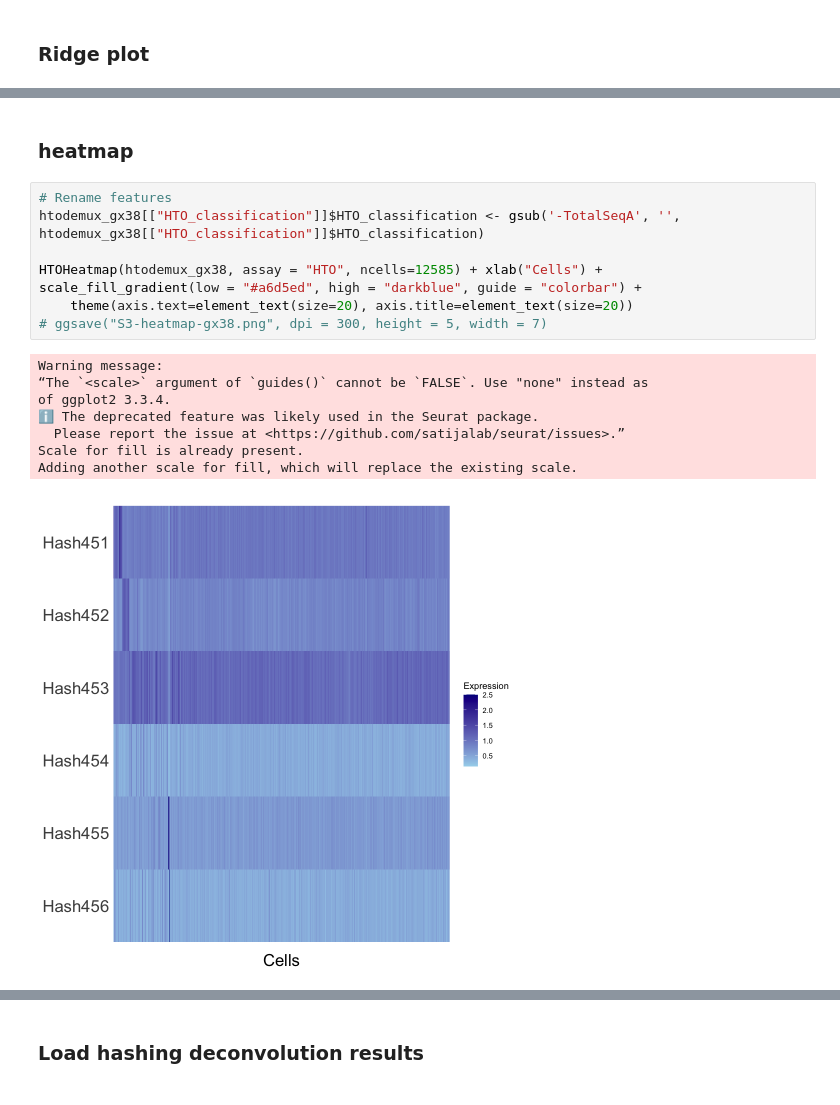
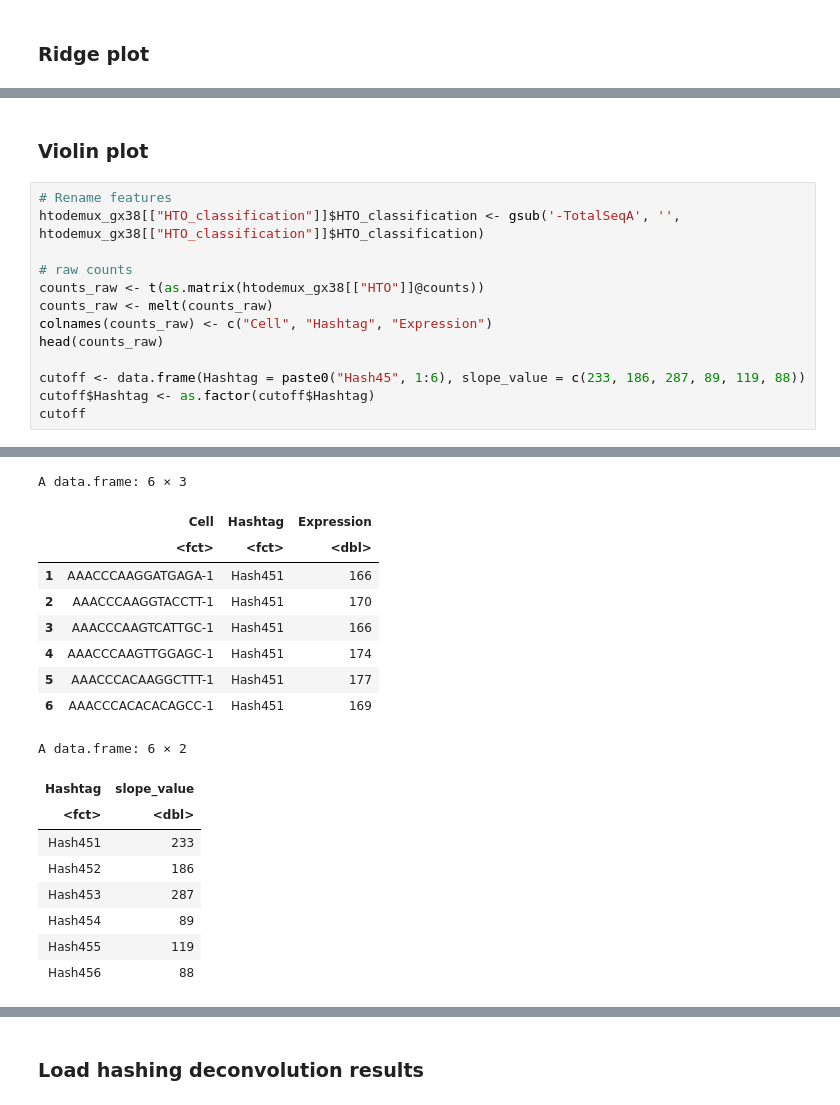
Before and after one commit to theislab/hadge-reproducibility, a Jupyter notebook: notebooks/s6-gx38.ipynb, the cells around one changed output, grey strips where cells are left out. Cells and saved outputs as stored; diff of their text form.

```diff
--- a/notebooks/s6-gx38.ipynb
+++ b/notebooks/s6-gx38.ipynb
@@ -76,19 +79,16 @@ Picking joint bandwidth of 0.0324
-# %% [markdown]
-### heatmap
-# %%
-# Rename features
-htodemux_gx38[["HTO_classification"]]$HTO_classification <- gsub('-TotalSeqA', '', htodemux_gx38[["HTO_classification"]]$HTO_classification)
-
-HTOHeatmap(htodemux_gx38, assay = "HTO", ncells=12585) + xlab("Cells") +
-scale_fill_gradient(low = "#a6d5ed", high = "darkblue", guide = "colorbar") +
-    theme(axis.text=element_text(size=20), axis.title=element_text(size=20))
-# ggsave("S3-heatmap-gx38.png", dpi = 300, height = 5, width = 7)
-# %% [output]
-Warning message:
-“The `<scale>` argument of `guides()` cannot be `FALSE`. Use "none" instead as
-of ggplot2 3.3.4.
-ℹ The deprecated feature was likely used in the Seurat package.
-  Please report the issue at <https://github.com/satijalab/seurat/issues>.”
-Scale for fill is already present.
-Adding another scale for fill, which will replace the existing scale.
-[figure, removed]
+# %% [markdown]
+### Violin plot
+# %%
+# Rename features
+htodemux_gx38[["HTO_classification"]]$HTO_classification <- gsub('-TotalSeqA', '', htodemux_gx38[["HTO_classification"]]$HTO_classification)
+
+# raw counts
+counts_raw <- t(as.matrix(htodemux_gx38[["HTO"]]@counts))
+counts_raw <- melt(counts_raw)
+colnames(counts_raw) <- c("Cell", "Hashtag", "Expression")
+head(counts_raw)
+
+cutoff <- data.frame(Hashtag = paste0("Hash45", 1:6), slope_value = c(233, 186, 287, 89, 119, 88))
+cutoff$Hashtag <- as.factor(cutoff$Hashtag)
+cutoff
+# %% [output]
@@ -94,0 +97,18 @@ Adding another scale for fill, which will replace the existing scale.
+A data.frame: 6 × 3
+|  | Cell | Hashtag | Expression |
+|  | <fct> | <fct> | <dbl> |
+| 1 | AAACCCAAGGATGAGA-1 | Hash451 | 166 |
+| 2 | AAACCCAAGGTACCTT-1 | Hash451 | 170 |
+| 3 | AAACCCAAGTCATTGC-1 | Hash451 | 166 |
+| 4 | AAACCCAAGTTGGAGC-1 | Hash451 | 174 |
+| 5 | AAACCCACAAGGCTTT-1 | Hash451 | 177 |
+| 6 | AAACCCACACACAGCC-1 | Hash451 | 169 |
+A data.frame: 6 × 2
+| Hashtag | slope_value |
+| <fct> | <dbl> |
+| Hash451 | 233 |
+| Hash452 | 186 |
+| Hash453 | 287 |
+| Hash454 | 89 |
+| Hash455 | 119 |
+| Hash456 | 88 |
```
Also changed, not shown: parts of 9 cells of this notebook, 2 other files.
